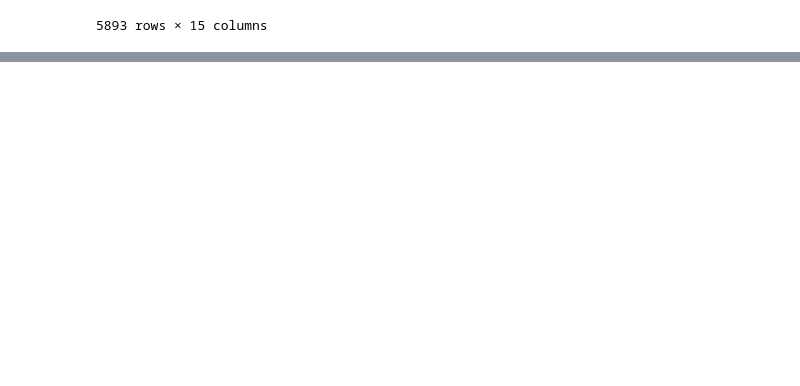
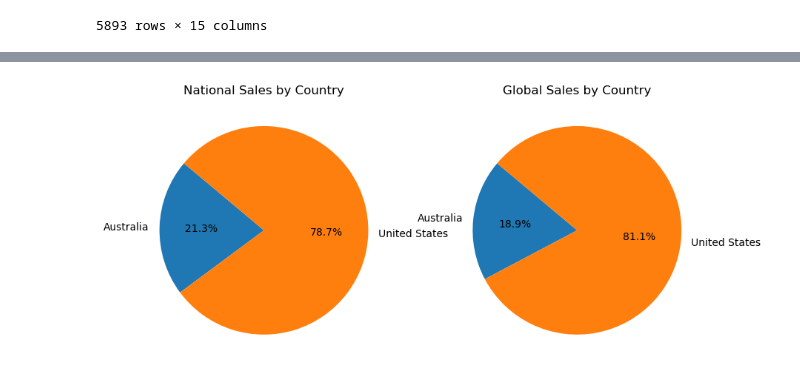
Before and after one commit to Jade-Jones-dev/ai_machine_learning, a Jupyter notebook: week_2/python_data_analysis/python_project.ipynb, the cells around one changed output, grey strips where cells are left out. Cells and saved outputs as stored; diff of their text form; code cells hidden in the pictures; blank space fills up the shorter version.

```diff
--- a/week_2/python_data_analysis/python_project.ipynb
+++ b/week_2/python_data_analysis/python_project.ipynb
@@ -62,0 +80,15 @@ sns.barplot(data=National_Sales, x='Region', y='National Sales', hue='Country')
+# %%
+Sales=df.groupby(['Country'])[['National Sales', 'Global Sales']].sum().reset_index()
+Country=Sales['Country']
+National_Sales=Sales['National Sales']
+Global_Sales=Sales['Global Sales']
+
+fig, axs = plt.subplots(1,2, figsize=(10, 7))
+axs[0].pie(National_Sales, labels=Country ,autopct='%1.1f%%', startangle=140)
+axs[0].set_title('National Sales by Country')
+
+axs[1].pie(Global_Sales, labels=Country,autopct='%1.1f%%', startangle=140)
+axs[1].set_title('Global Sales by Country')
+plt.show()
+# %% [output]
+[figure, added]
```
Also changed, not shown: parts of 2 cells of this notebook, 3 other files.
